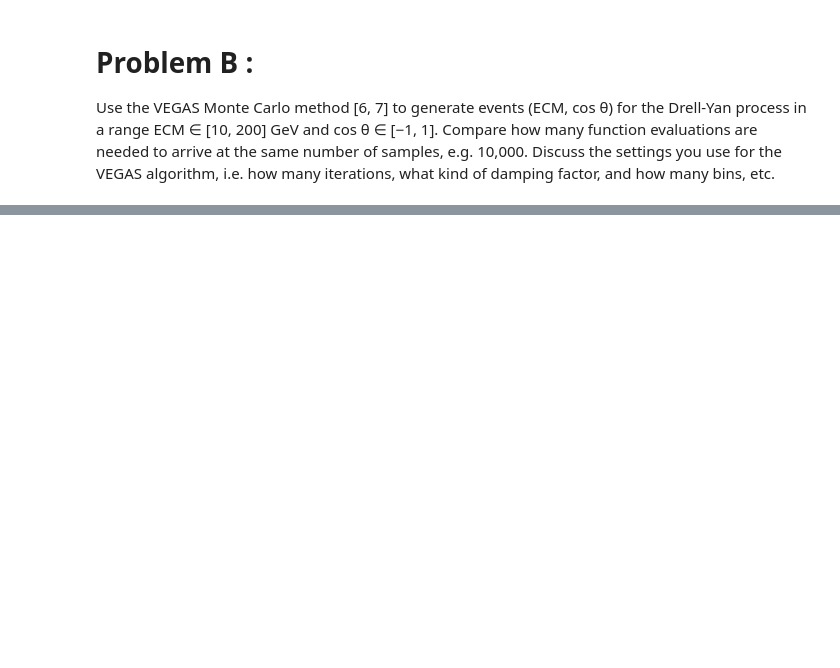
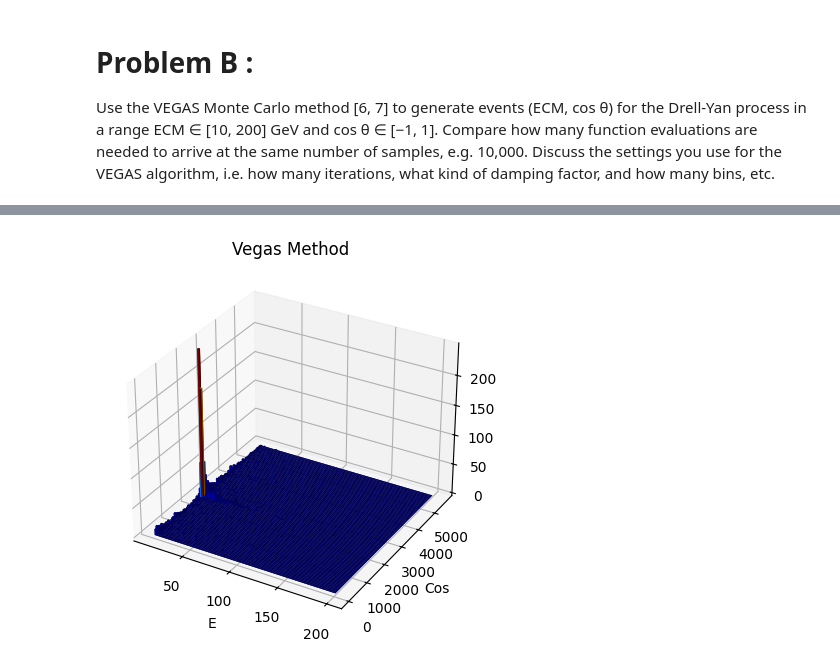
Before and after one commit to Alfredolazagna/Drell-Yan-Production-with-VEGAS-C-, a Jupyter notebook: drell-yan.ipynb, the cells around one changed output, grey strips where cells are left out. Drawn from its saved outputs; the diff is of its cells as text; code cells hidden in the pictures; blank space fills up the shorter version.

```diff
--- a/drell-yan.ipynb
+++ b/drell-yan.ipynb
@@ -392 +405,5 @@ vegas_result = vegas(1_000, 0.5, seed=64)
+# %%
+lego_plot(np.sqrt(vegas_result["yy1vrho"]),(vegas_result["yy2vrho"]), 100, "E", "Cos", "Vegas Method")
+# %% [output]
+[figure, added]
 # %%
```
Also changed, not shown: parts of 16 cells of this notebook, 1 other file.
